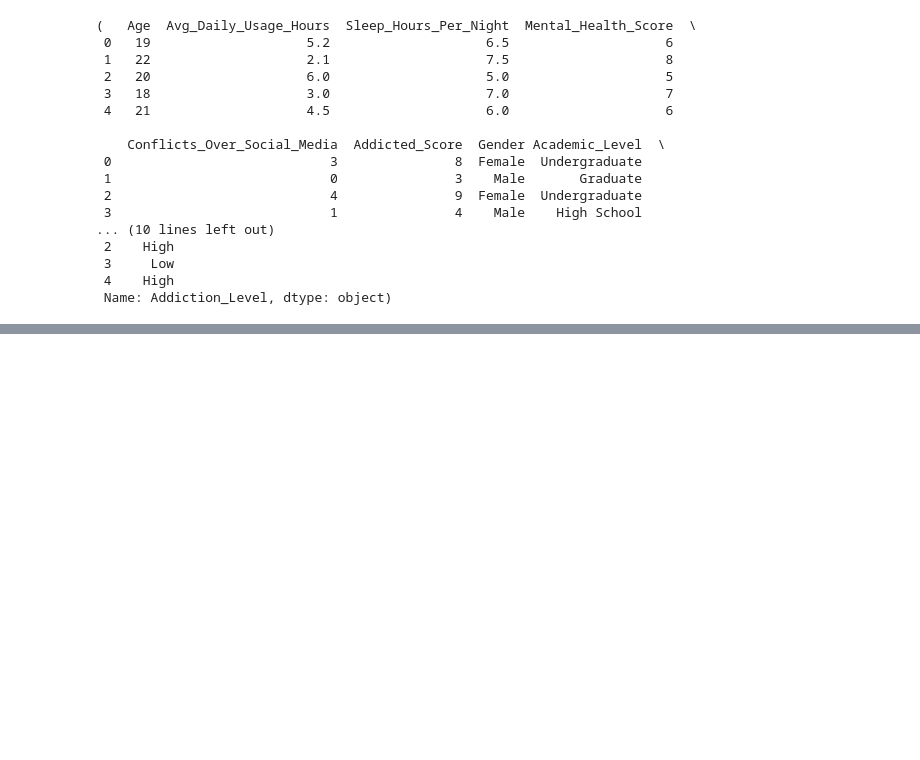
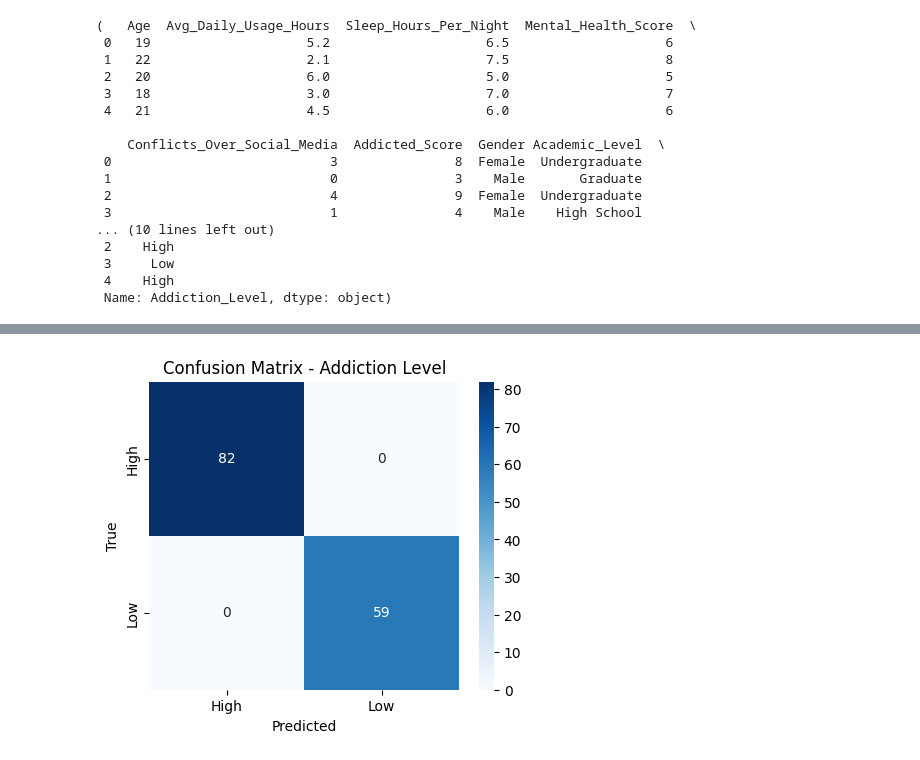
Before and after one commit to Annrosejojue/student-social-media-ml, a Jupyter notebook: Social_Media_&_Relationships_.ipynb, the cells around one changed output, grey strips where cells are left out. Drawn from its saved outputs; the diff is of its cells as text; code cells hidden in the pictures; blank space fills up the shorter version.

```diff
--- a/Social_Media_&_Relationships_.ipynb
+++ b/Social_Media_&_Relationships_.ipynb
@@ -183,0 +243,2 @@ X_train, X_test, y_train, y_test = train_test_split(
+# %%
+model.fit(X_train, y_train)
@@ -183,0 +266,9 @@ X_train, X_test, y_train, y_test = train_test_split(
+# %%
+from sklearn.metrics import classification_report, confusion_matrix
+import seaborn as sns
+import matplotlib.pyplot as plt
+
+y_pred = model.predict(X_test)
+
+print("Classification Report:")
+print(classification_report(y_test, y_pred))
@@ -183,0 +285,13 @@ X_train, X_test, y_train, y_test = train_test_split(
+# %%
+cm = confusion_matrix(y_test, y_pred)
+
+plt.figure(figsize=(5,4))
+sns.heatmap(cm, annot=True, fmt="d", cmap="Blues",
+            xticklabels=model.classes_,
+            yticklabels=model.classes_)
+plt.xlabel("Predicted")
+plt.ylabel("True")
+plt.title("Confusion Matrix - Addiction Level")
+plt.show()
+# %% [output]
+[figure, added]
```
Also changed, not shown: parts of 10 cells of this notebook.
